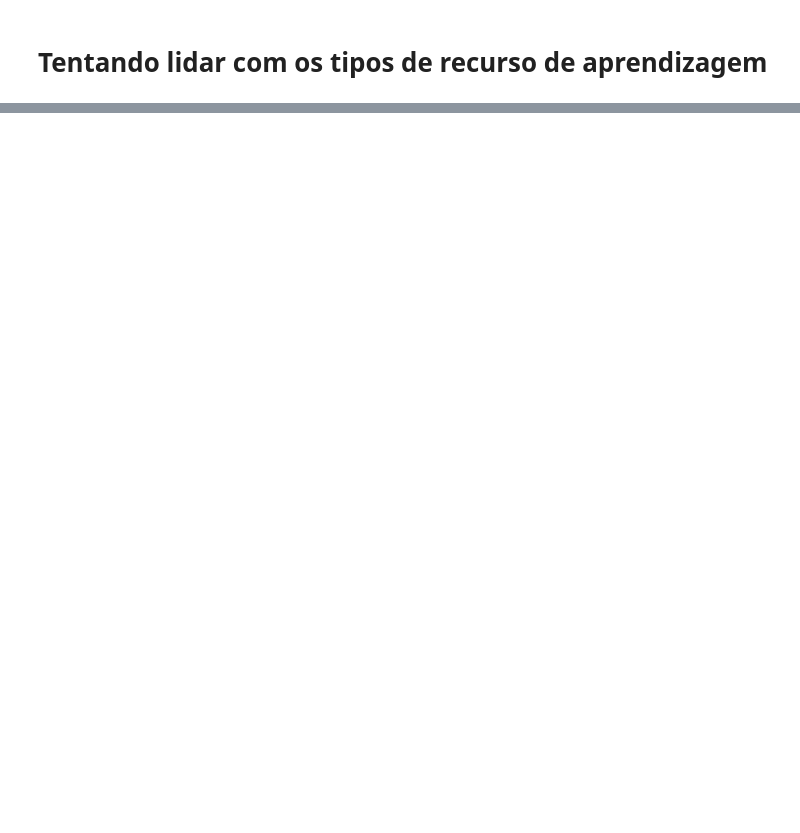
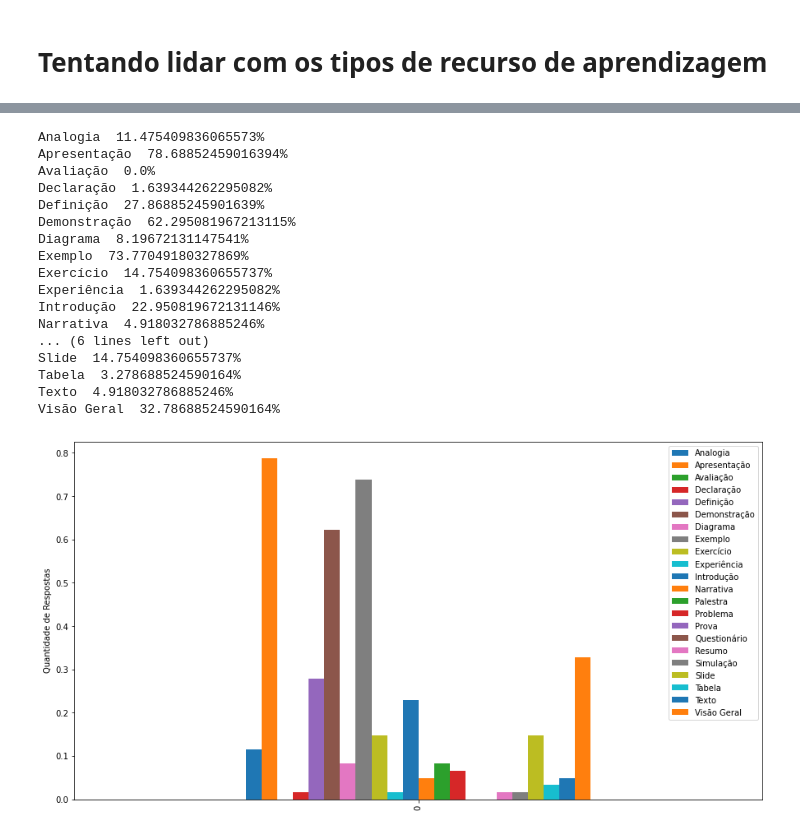
Before and after one commit to pedro-maschio/artigoSBIE, a Jupyter notebook: Análise Quase Final 1.0.1.ipynb, the cells around one changed output, grey strips where cells are left out. Cells and saved outputs as stored; diff of their text form; code cells hidden in the pictures; blank space fills up the shorter version.

```diff
--- a/Análise Quase Final 1.0.1.ipynb
+++ b/Análise Quase Final 1.0.1.ipynb
@@ -663,0 +703,42 @@ plota_barras(c_quiz_aluno)
+# %%
+def plota_barras(questionario):
+    """
+        Função que itera ao longo dos recursos0, ..., recurso21 e os
+        plota em um diagrama de barras.
+    """
+    marcados = []
+    for i in range(22):
+        m = questionario.iloc[:, i+3].sum(axis=0)
+        marcados.append(m)
+
+    dicionario = {}
+    for name, idx in mapeamento.items():
+        dicionario[name] = marcados[idx] / 61
+        print(name + "  " + str(100*dicionario[name]) + "%")
+    data = pd.DataFrame([dicionario])
+
+
+    data.plot(kind='bar', figsize=(15, 8))
+    plt.ylabel('Quantidade de Respostas')
+    plt.savefig('teste.png', dpi=300)
+# %%
+plota_barras(c_quiz_prof)
+# %% [output]
+Analogia  11.475409836065573%
+Apresentação  78.68852459016394%
+Avaliação  0.0%
+Declaração  1.639344262295082%
+Definição  27.86885245901639%
+Demonstração  62.295081967213115%
+Diagrama  8.19672131147541%
+Exemplo  73.77049180327869%
+Exercício  14.754098360655737%
+Experiência  1.639344262295082%
+Introdução  22.950819672131146%
+Narrativa  4.918032786885246%
+... (6 lines left out)
+Slide  14.754098360655737%
+Tabela  3.278688524590164%
+Texto  4.918032786885246%
+Visão Geral  32.78688524590164%
+[figure, added]
```
Also changed, not shown: parts of 15 cells of this notebook.
